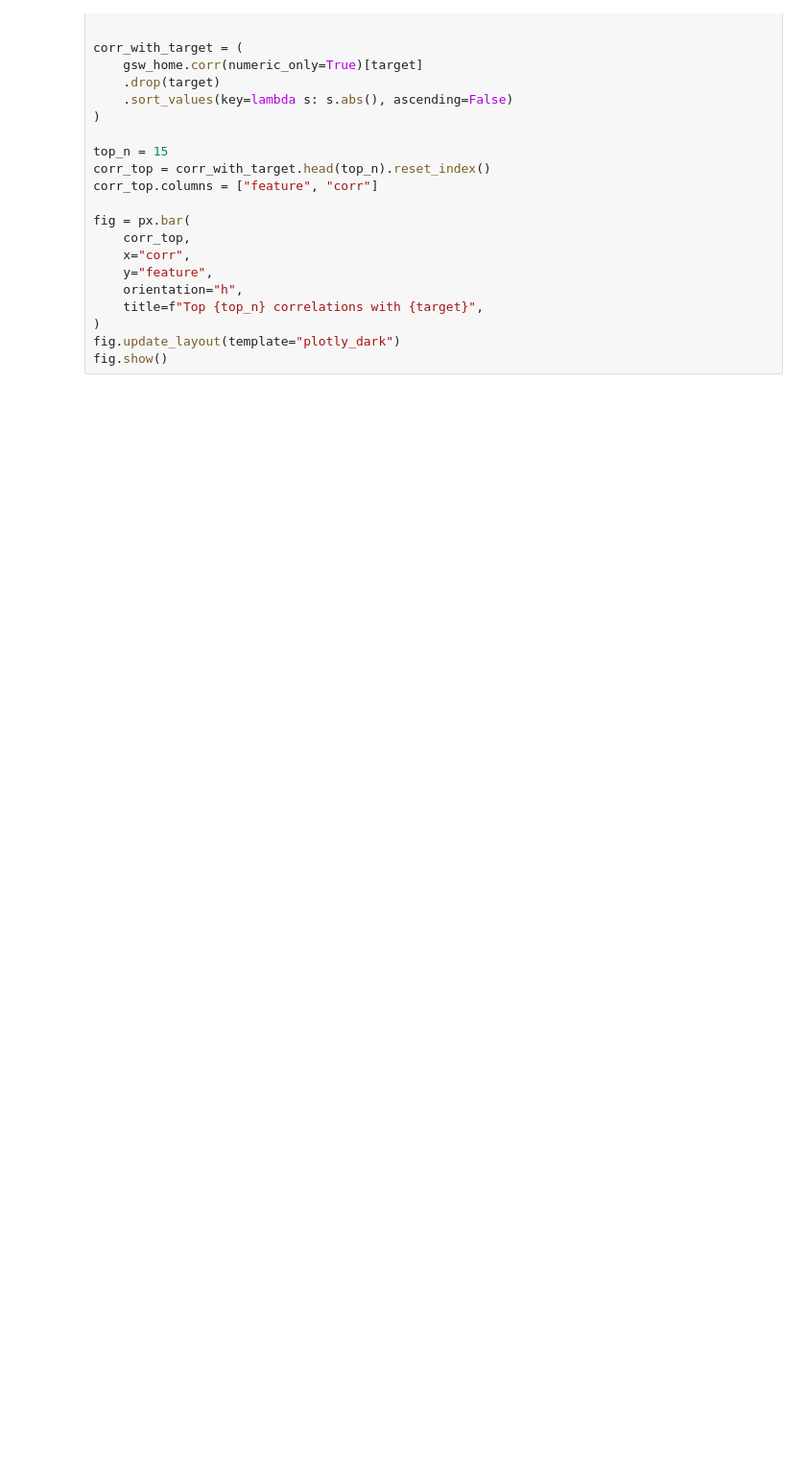
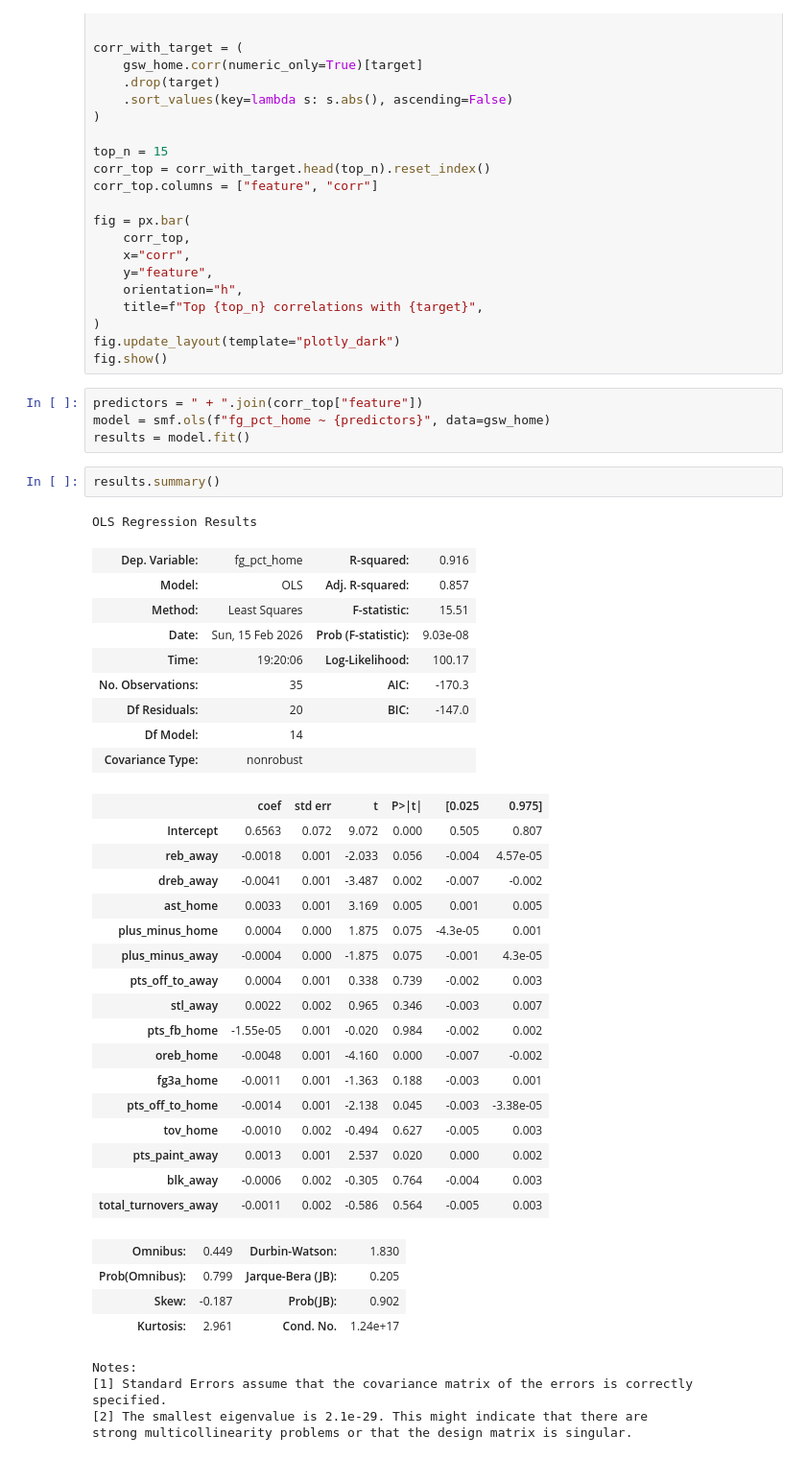
Before and after one commit to daniloldn/EDA, a Jupyter notebook: eda.ipynb, the cells around one changed output. Shown at 96% size. Saved outputs shown, nothing was run; the diff lists cells and outputs as text; blank space fills up the shorter version.

```diff
--- a/eda.ipynb
+++ b/eda.ipynb
@@ -246,3 +247,45 @@ fig = px.bar(
 )
 fig.update_layout(template="plotly_dark")
 fig.show()
+# %%
+predictors = " + ".join(corr_top["feature"])
+model = smf.ols(f"fg_pct_home ~ {predictors}", data=gsw_home)
+results = model.fit()
+# %%
+results.summary()
+# %% [output]
+OLS Regression Results
+| Dep. Variable: | fg_pct_home | R-squared: | 0.916 |
+| Model: | OLS | Adj. R-squared: | 0.857 |
+| Method: | Least Squares | F-statistic: | 15.51 |
+| Date: | Sun, 15 Feb 2026 | Prob (F-statistic): | 9.03e-08 |
+| Time: | 19:20:06 | Log-Likelihood: | 100.17 |
+| No. Observations: | 35 | AIC: | -170.3 |
+| Df Residuals: | 20 | BIC: | -147.0 |
+| Df Model: | 14 |  |  |
+| Covariance Type: | nonrobust |  |  |
+|  | coef | std err | t | P>|t| | [0.025 | 0.975] |
+| Intercept | 0.6563 | 0.072 | 9.072 | 0.000 | 0.505 | 0.807 |
+| reb_away | -0.0018 | 0.001 | -2.033 | 0.056 | -0.004 | 4.57e-05 |
+| dreb_away | -0.0041 | 0.001 | -3.487 | 0.002 | -0.007 | -0.002 |
+| ast_home | 0.0033 | 0.001 | 3.169 | 0.005 | 0.001 | 0.005 |
+| plus_minus_home | 0.0004 | 0.000 | 1.875 | 0.075 | -4.3e-05 | 0.001 |
+| plus_minus_away | -0.0004 | 0.000 | -1.875 | 0.075 | -0.001 | 4.3e-05 |
+| pts_off_to_away | 0.0004 | 0.001 | 0.338 | 0.739 | -0.002 | 0.003 |
+| stl_away | 0.0022 | 0.002 | 0.965 | 0.346 | -0.003 | 0.007 |
+| pts_fb_home | -1.55e-05 | 0.001 | -0.020 | 0.984 | -0.002 | 0.002 |
+| oreb_home | -0.0048 | 0.001 | -4.160 | 0.000 | -0.007 | -0.002 |
+| fg3a_home | -0.0011 | 0.001 | -1.363 | 0.188 | -0.003 | 0.001 |
+| pts_off_to_home | -0.0014 | 0.001 | -2.138 | 0.045 | -0.003 | -3.38e-05 |
+| tov_home | -0.0010 | 0.002 | -0.494 | 0.627 | -0.005 | 0.003 |
+| pts_paint_away | 0.0013 | 0.001 | 2.537 | 0.020 | 0.000 | 0.002 |
+| blk_away | -0.0006 | 0.002 | -0.305 | 0.764 | -0.004 | 0.003 |
+| total_turnovers_away | -0.0011 | 0.002 | -0.586 | 0.564 | -0.005 | 0.003 |
+| Omnibus: | 0.449 | Durbin-Watson: | 1.830 |
+| Prob(Omnibus): | 0.799 | Jarque-Bera (JB): | 0.205 |
+| Skew: | -0.187 | Prob(JB): | 0.902 |
+| Kurtosis: | 2.961 | Cond. No. | 1.24e+17 |
+Notes:
+[1] Standard Errors assume that the covariance matrix of the errors is correctly specified.
+[2] The smallest eigenvalue is 2.1e-29. This might indicate that there are
+strong multicollinearity problems or that the design matrix is singular.
```
Also changed, not shown: parts of 1 cell of this notebook, 3 other files.
